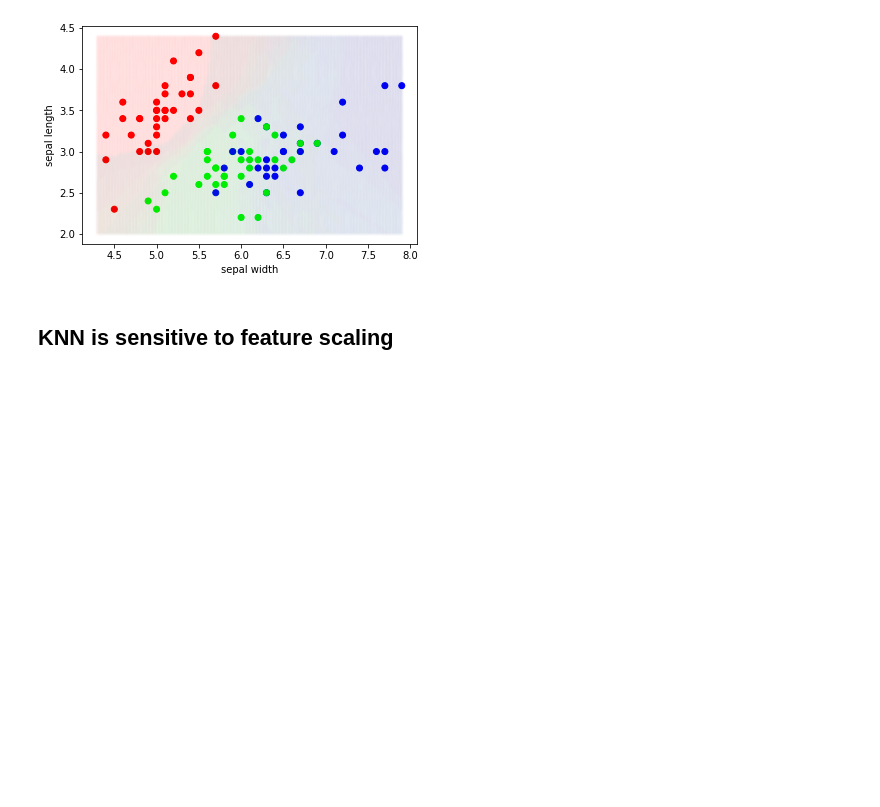
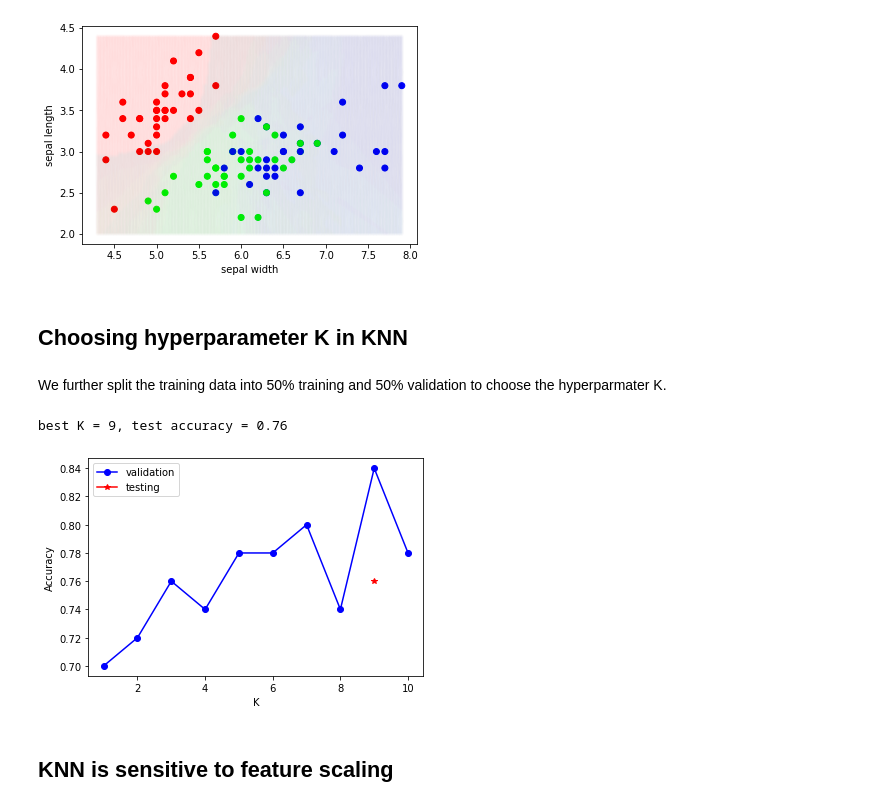
Before and after one commit to yueliyl/gec_intro2ml, a Jupyter notebook: KNN.ipynb, the cells around one changed output. Cells and saved outputs as stored; diff of their text form; code cells hidden in the pictures; blank space fills up the shorter version.

Commit message:
added the best hyperparameter part

```diff
--- a/KNN.ipynb
+++ b/KNN.ipynb
@@ -141,14 +141,14 @@ Effectiveness of using numpy functions versus for loops
 N_train = 1000
 N_test = 100
 D = 100
-X_train = np.random.randn(N_train, D)
-X_test = np.random.randn(N_test, D)
+X_train_temp = np.random.randn(N_train, D)
+X_test_temp = np.random.randn(N_test, D)
 euclidean = lambda x1, x2: np.sqrt(np.sum((x1 - x2)**2, axis=-1))
 
 
 # use np operation (broadcast)
 t_np = time.time()
-distance_np = euclidean(X_train[None, :, :], X_test[:, None, :])
+distance_np = euclidean(X_train_temp[None, :, :], X_test_temp[:, None, :])
 print(f"t_np is {time.time()-t_np} s")
 
 # fetch each pair of points and calculate distance by the np operation
@@ -156,7 +156,7 @@ t_small_for = time.time()
 distance_small_for = np.zeros((N_test, N_train))
 for i in range(N_test):
     for j in range(N_train):
-        distance_small_for[i][j] = euclidean(X_train[j], X_test[i])
+        distance_small_for[i][j] = euclidean(X_train_temp[j], X_test_temp[i])
 print(f"t_small_for is {time.time() - t_small_for} s")
 
 # fetch each pair of points, and use built-in sum with directly fetched values
@@ -164,7 +164,7 @@ t_fancy_sum_for = time.time()
 distance_fancy_sum_for = np.zeros((N_test, N_train))
 for i in range(N_test):
     for j in range(N_train):
-        distance_fancy_sum_for[i][j] = np.sqrt(sum((k1-k2)**2 for k1, k2 in zip(X_train[j], X_test[i])))
+        distance_fancy_sum_for[i][j] = np.sqrt(sum((k1-k2)**2 for k1, k2 in zip(X_train_temp[j], X_test_temp[i])))
 print(f"t_fancy_sum_for is {time.time() - t_fancy_sum_for} s")
 
 # fetch each pair of points, and use built-in sum
@@ -172,7 +172,7 @@ t_sum_for = time.time()
 distance_sum_for = np.zeros((N_test, N_train))
 for i in range(N_test):
     for j in range(N_train):
-        distance_sum_for[i][j] = np.sqrt(sum((X_train[j][k]-X_test[i][k])**2 for k in range(D)))
+        distance_sum_for[i][j] = np.sqrt(sum((X_train_temp[j][k]-X_test_temp[i][k])**2 for k in range(D)))
 print(f"t_sum_for is {time.time() - t_sum_for} s")
 
 # fetch each pair of points, and use for loop.
@@ -182,7 +182,7 @@ for i in range(N_test):
     for j in range(N_train):
         the_sum = 0
         for k in range(D):
-            the_sum += (X_train[j][k]-X_test[i][k])**2
+            the_sum += (X_train_temp[j][k]-X_test_temp[i][k])**2
         distance_big_for[i][j] = np.sqrt(the_sum)
 print(f"t_big_for is {time.time() - t_big_for} s")
 print(f"The answers are the same: {np.allclose(distance_np, distance_small_for) and np.allclose(distance_small_for, distance_sum_for) and np.allclose(distance_sum_for, distance_fancy_sum_for) and np.allclose(distance_fancy_sum_for, distance_big_for)}")
@@ -391,6 +393,46 @@ plt.xlabel('sepal width')
 plt.show()
 # %% [output]
 [figure]
+# %% [markdown]
+## Choosing hyperparameter K in KNN
+# %% [markdown]
+We further split the training data into 50% training and 50% validation to choose the hyperparmater K.
+# %%
+# further split the training data into 50% training and 50% validation
+x_train_tr, y_train_tr = x_train[:50], y_train[:50]
+x_train_va, y_train_va = x_train[50:], y_train[50:]
+
+model_choices=[]
+valid_acc = []
+
+n_valid = y_train_va.shape[0]
+
+for k in range(1,11):
+    knn = KNN(K=k) # create a KNN object (OOP)
+    # y_train_va_prob,_ = knn.fit(x_train, y_train).predict(x_train_va) # wrong
+    y_train_va_prob,_ = knn.fit(x_train_tr, y_train_tr).predict(x_train_va) # bug fixed
+    y_train_va_pred = np.argmax(y_train_va_prob,axis=-1)
+    accuracy = np.sum(y_train_va_pred == y_train_va)/n_valid
+    model_choices.append(k)
+    valid_acc.append(accuracy)
+
+# use the best K to predict test data
+best_valid_K = model_choices[valid_acc.index(max(valid_acc))]
+knn = KNN(K=best_valid_K)
+y_test_prob,_ = knn.fit(x_train, y_train).predict(x_test)
+y_test_pred = np.argmax(y_test_prob, axis=-1)
+test_accuracy = np.sum(y_test_pred == y_test)/y_test.shape[0]
+print(f'best K = {best_valid_K}, test accuracy = {test_accuracy}')
+
+plt.plot(model_choices, valid_acc, marker='o', color='blue', label='validation')
+plt.plot(best_valid_K, test_accuracy, marker='*', color='red', label='testing')
+plt.xlabel("K")
+plt.ylabel("Accuracy")
+plt.legend(loc='best')
+plt.savefig('iris_KNN_chooseK.png',dpi=300,bbox_inches='tight')
+# %% [output]
+best K = 9, test accuracy = 0.76
+[figure, added]
 # %% [markdown]
 ## KNN is sensitive to feature scaling
 # %%
```
Also changed, not shown: parts of 3 cells of this notebook.
